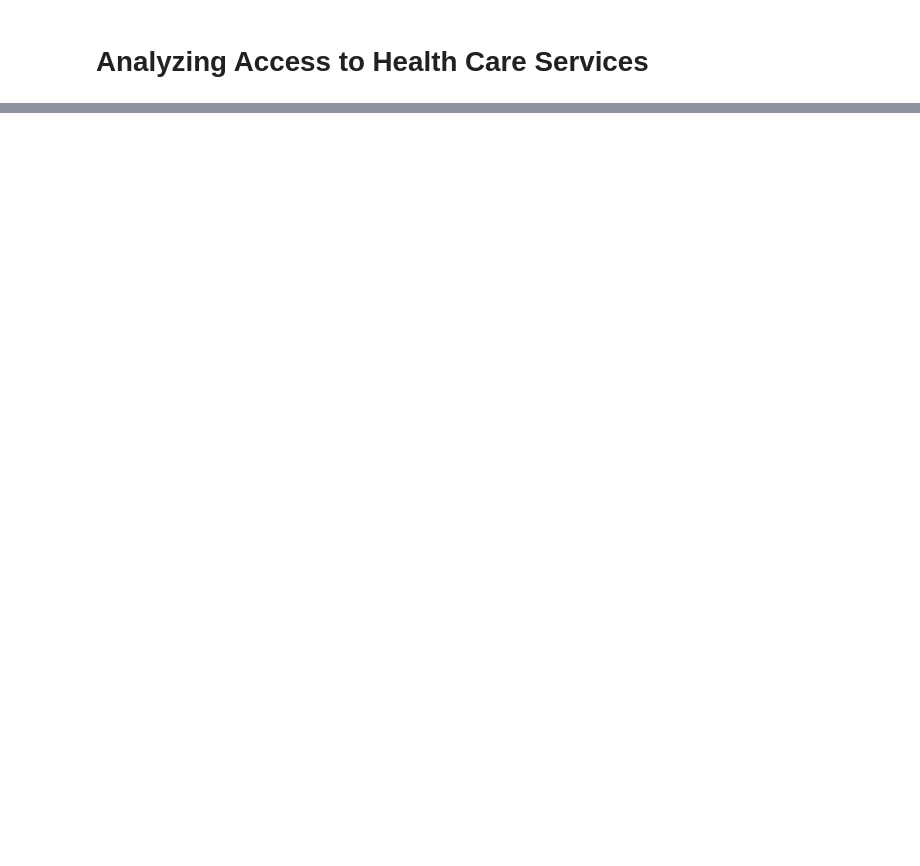
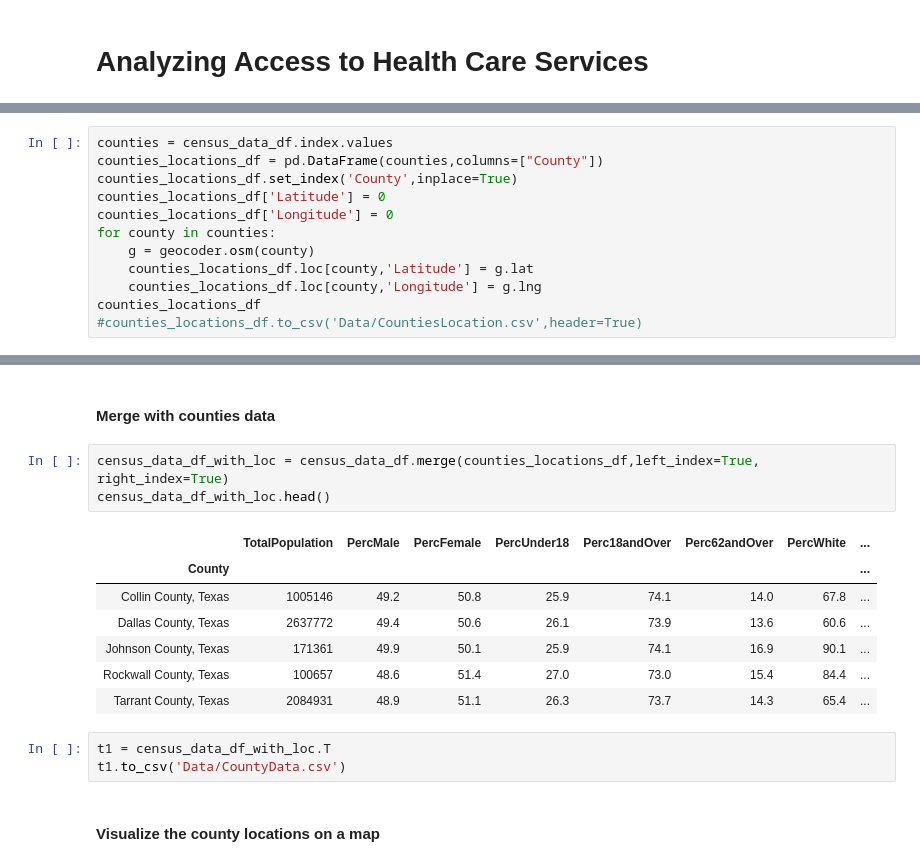
Before and after one commit to jmm312/access_to_healthcare, a Jupyter notebook: Analyzing Access to Health Care Services.ipynb, the cells around one changed output, grey strips where cells are left out. Drawn from its saved outputs; the diff is of its cells as text; blank space fills up the shorter version.

```diff
--- a/Analyzing Access to Health Care Services.ipynb
+++ b/Analyzing Access to Health Care Services.ipynb
@@ -16,0 +192,12 @@ This project will use the Foursquare API to obtain health care service provider
+# %%
+counties = census_data_df.index.values
+counties_locations_df = pd.DataFrame(counties,columns=["County"])
+counties_locations_df.set_index('County',inplace=True)
+counties_locations_df['Latitude'] = 0
+counties_locations_df['Longitude'] = 0
+for county in counties:
+    g = geocoder.osm(county)
+    counties_locations_df.loc[county,'Latitude'] = g.lat
+    counties_locations_df.loc[county,'Longitude'] = g.lng
+counties_locations_df
+#counties_locations_df.to_csv('Data/CountiesLocation.csv',header=True)
@@ -16,0 +218,18 @@ This project will use the Foursquare API to obtain health care service provider
+# %% [markdown]
+#### Merge with counties data
+# %%
+census_data_df_with_loc = census_data_df.merge(counties_locations_df,left_index=True, right_index=True)
+census_data_df_with_loc.head()
+# %% [output]
+|  | TotalPopulation | PercMale | PercFemale | PercUnder18 | Perc18andOver | Perc62andOver | PercWhite | ... |
+| County |  |  |  |  |  |  |  | ... |
+| Collin County, Texas | 1005146 | 49.2 | 50.8 | 25.9 | 74.1 | 14.0 | 67.8 | ... |
+| Dallas County, Texas | 2637772 | 49.4 | 50.6 | 26.1 | 73.9 | 13.6 | 60.6 | ... |
+| Johnson County, Texas | 171361 | 49.9 | 50.1 | 25.9 | 74.1 | 16.9 | 90.1 | ... |
+| Rockwall County, Texas | 100657 | 48.6 | 51.4 | 27.0 | 73.0 | 15.4 | 84.4 | ... |
+| Tarrant County, Texas | 2084931 | 48.9 | 51.1 | 26.3 | 73.7 | 14.3 | 65.4 | ... |
+# %%
+t1 = census_data_df_with_loc.T
+t1.to_csv('Data/CountyData.csv')
+# %% [markdown]
+#### Visualize the county locations on a map
```
Also changed, not shown: parts of 88 cells of this notebook.
